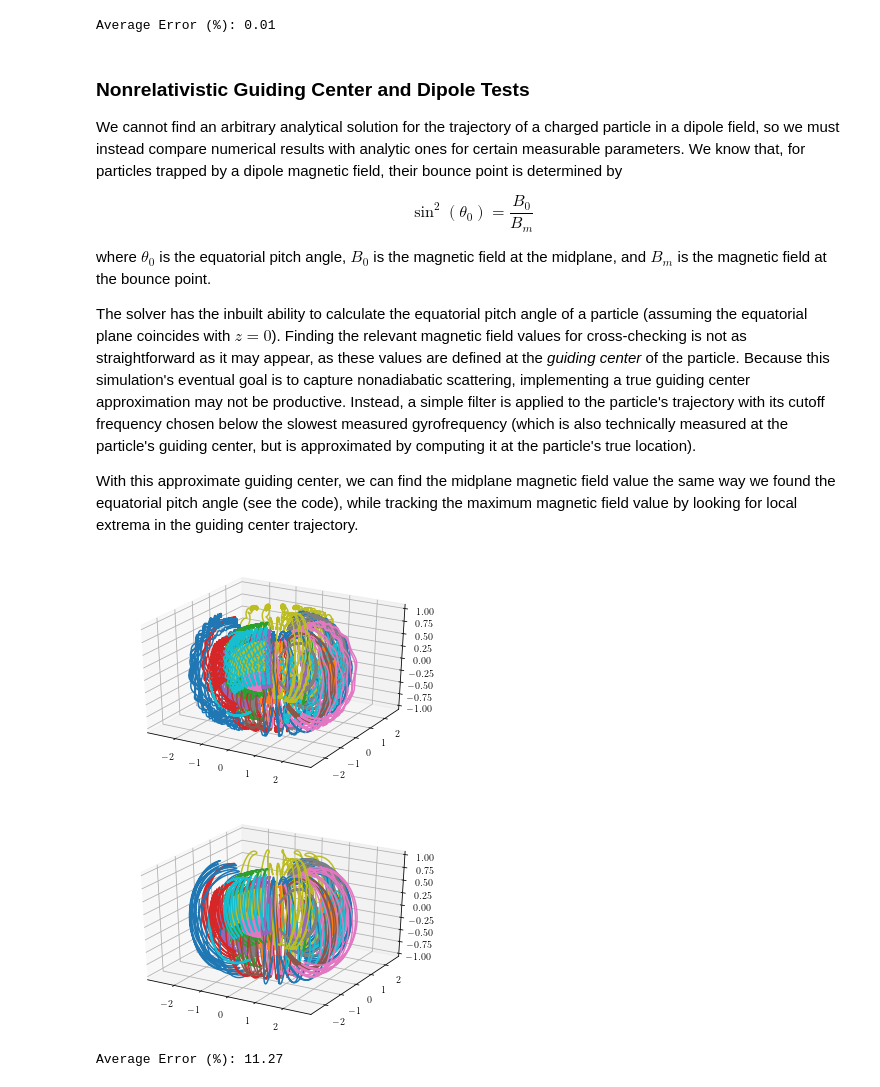
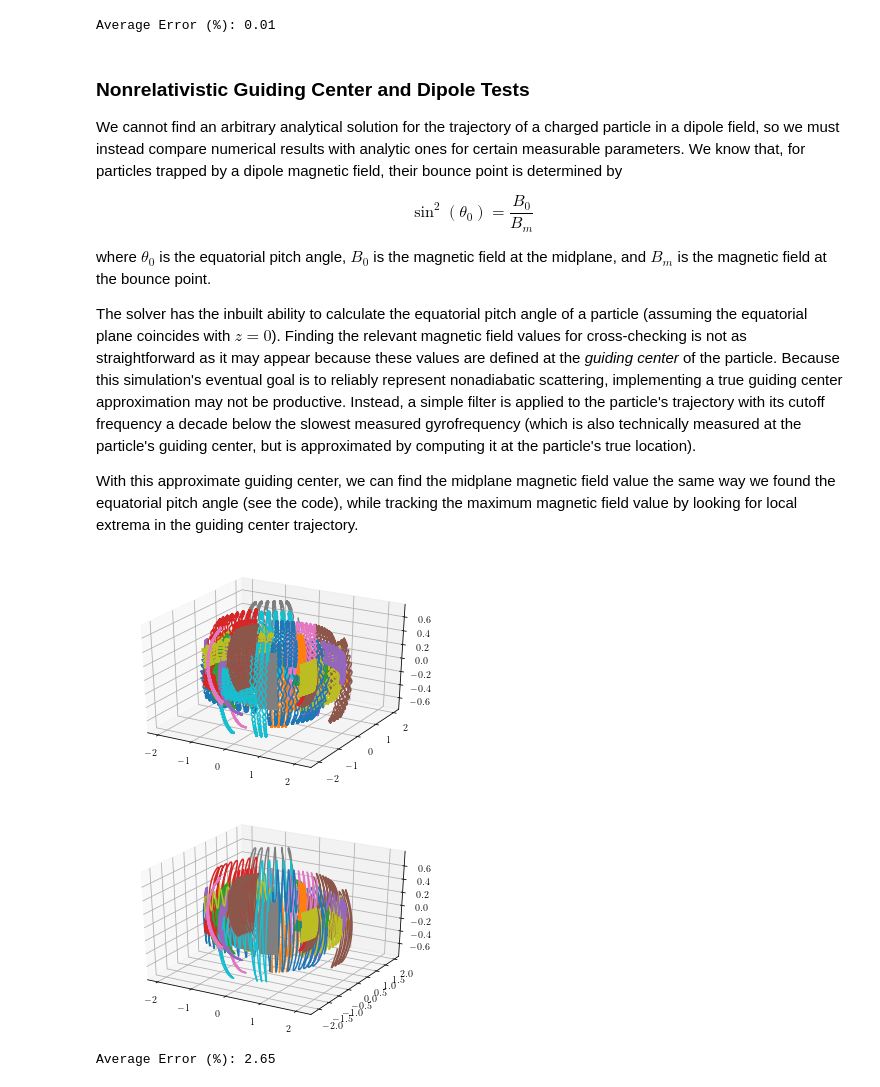
Before and after one commit to zbeever/cpt-solver, a Jupyter notebook: validation.ipynb, the cells around one changed output. Saved outputs shown, nothing was run; the diff lists cells and outputs as text; code cells hidden in the pictures.

```diff
--- a/validation.ipynb
+++ b/validation.ipynb
@@ -311,7 +311,7 @@ $$\sin^2(\theta_0) = \frac{B_0}{B_m}$$
 
 where $\theta_0$ is the equatorial pitch angle, $B_0$ is the magnetic field at the midplane, and $B_m$ is the magnetic field at the bounce point.
 
-The solver has the inbuilt ability to calculate the equatorial pitch angle of a particle (assuming the equatorial plane coincides with $z = 0$). Finding the relevant magnetic field values for cross-checking is not as straightforward as it may appear, as these values are defined at the *guiding center* of the particle. Because this simulation's eventual goal is to capture nonadiabatic scattering, implementing a true guiding center approximation may not be productive. Instead, a simple filter is applied to the particle's trajectory with its cutoff frequency chosen below the slowest measured gyrofrequency (which is also technically measured at the particle's guiding center, but is approximated by computing it at the particle's true location).
+The solver has the inbuilt ability to calculate the equatorial pitch angle of a particle (assuming the equatorial plane coincides with $z = 0$). Finding the relevant magnetic field values for cross-checking is not as straightforward as it may appear because these values are defined at the *guiding center* of the particle. Because this simulation's eventual goal is to reliably represent nonadiabatic scattering, implementing a true guiding center approximation may not be productive. Instead, a simple filter is applied to the particle's trajectory with its cutoff frequency a decade below the slowest measured gyrofrequency (which is also technically measured at the particle's guiding center, but is approximated by computing it at the particle's true location).
 
 With this approximate guiding center, we can find the midplane magnetic field value the same way we found the equatorial pitch angle (see the code), while tracking the maximum magnetic field value by looking for local extrema in the guiding center trajectory.
 # %%
@@ -365,52 +365,49 @@ for i in range(trials):
     # Randomly generate positions, velocity directions, and kinetic energies
     rad = np.random.default_rng().uniform(1., 2., 2)
     phi = np.random.default_rng().uniform(0., 2. * np.pi, 2)
-    z = np.random.default_rng().uniform(-1., 1., 2)
+    z = np.random.default_rng().uniform(-0.5, 0.5, 2)
 
     r = np.array([rad[0] * np.cos(phi[0]), rad[0] * np.sin(phi[0]), z[0]])
     v_dir = np.array([rad[1] * np.cos(phi[1]), rad[1] * np.sin(phi[1]), z[1]])
     K = np.random.default_rng().uniform(1e-6, 1e-4)
 
     system.add_particle(Particle(r, v_dir, K, -qe, me))
 
-system.solve(T, ['position', 'gyrofreq', 'pitch_angle'])
+system.solve(T, ['position', 'gyrofreq', 'pitch_angle', 'eq_pitch_angle', 'gca'])
 
-numerical_loss_cone = np.zeros(trials)
-analytical_loss_cone = np.zeros(trials)
+numerical_loss_cone_nonrel = np.zeros(trials)
+analytical_loss_cone_nonrel = np.zeros(trials)
 
 # Plot the actual trajectories
 fig = plt.figure()
 ax = fig.add_subplot(111, projection='3d')
 
 for i, particle in enumerate(system.particles):
-    particle.gca(dt)
-    particle.equatorial_pitch_angle()
-
-    eq_pitch_angles = [k * 180. / np.pi for k in particle.history['equatorial_pitch_angle']]
-    numerical_loss_cone[i] = np.sum(eq_pitch_angles) / len(eq_pitch_angles)
-    analytical_loss_cone[i] = loss_cone_from_B(B_min(particle.history['gca'], B), B_max(particle.history['gca'], B))
+    eq_pitch_angles = [k * 180. / np.pi for k in particle.history['eq_pitch_angle']]
+    numerical_loss_cone_nonrel[i] = np.sum(eq_pitch_angles) / len(eq_pitch_angles)
+    analytical_loss_cone_nonrel[i] = loss_cone_from_B(B_min(particle.history['gca'], B), B_max(particle.history['gca'], B))
 
     ax.plot(particle.history['position'][:, 0], particle.history['position'][:, 1], particle.history['position'][:, 2])
 
 plt.show()
 
 # Plot the guiding center trajectories
 fig = plt.figure()
 ax = fig.add_subplot(111, projection='3d')
 
 for particle in system.particles:
     ax.plot(particle.history['gca'][:, 0], particle.history['gca'][:, 1], particle.history['gca'][:, 2])
 
 plt.show()
 # %% [output]
-[figure, old version]
+[figure, new version]
-[figure, old version]
+[figure, new version]
 # %%
 # Nonrelativistic loss cone results
 
-error = to_percent(numerical_loss_cone, analytical_loss_cone)
+error = to_percent(numerical_loss_cone_nonrel, analytical_loss_cone_nonrel)
 
 # print('Error (%): ' + ' '.join(f'{x:.2f}\n' for x in error))
 print(f'Average Error (%): {sum(error) / trials:.2f}')
 # %% [output]
-Average Error (%): 11.27
+Average Error (%): 2.65
```
Also changed, not shown: parts of 10 cells of this notebook.
